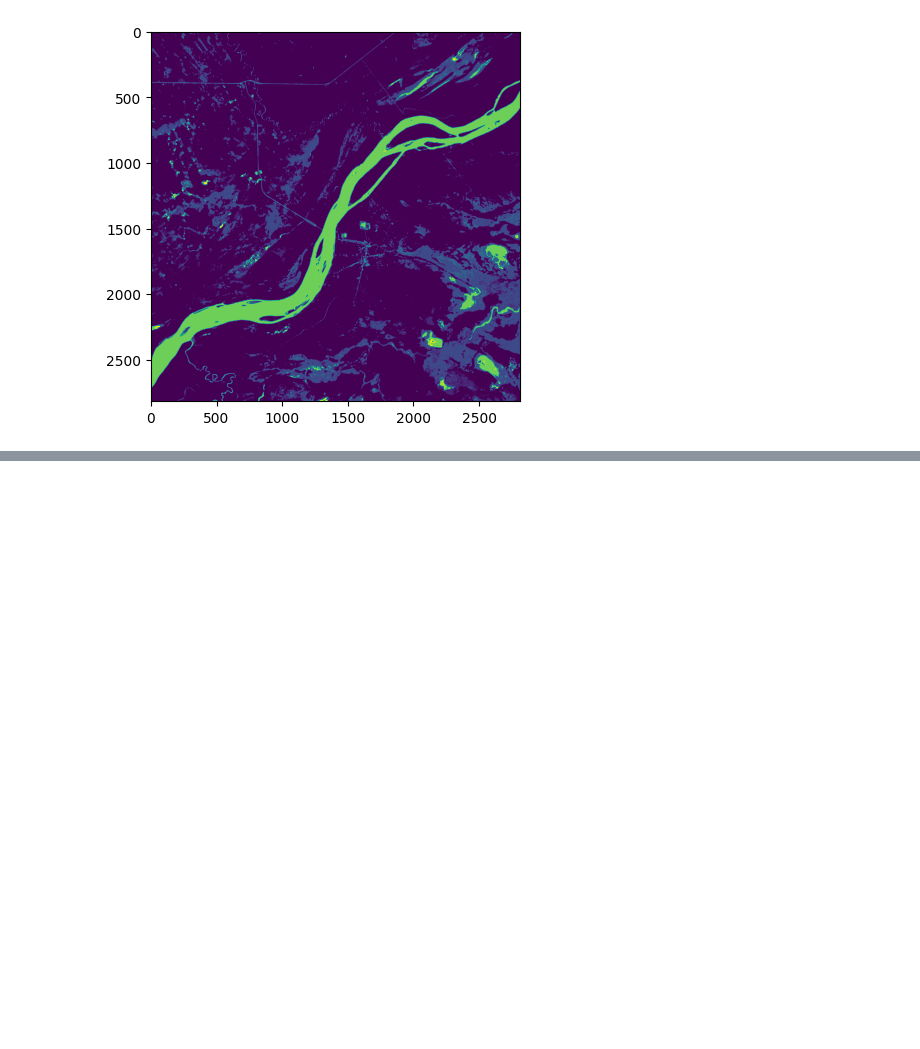
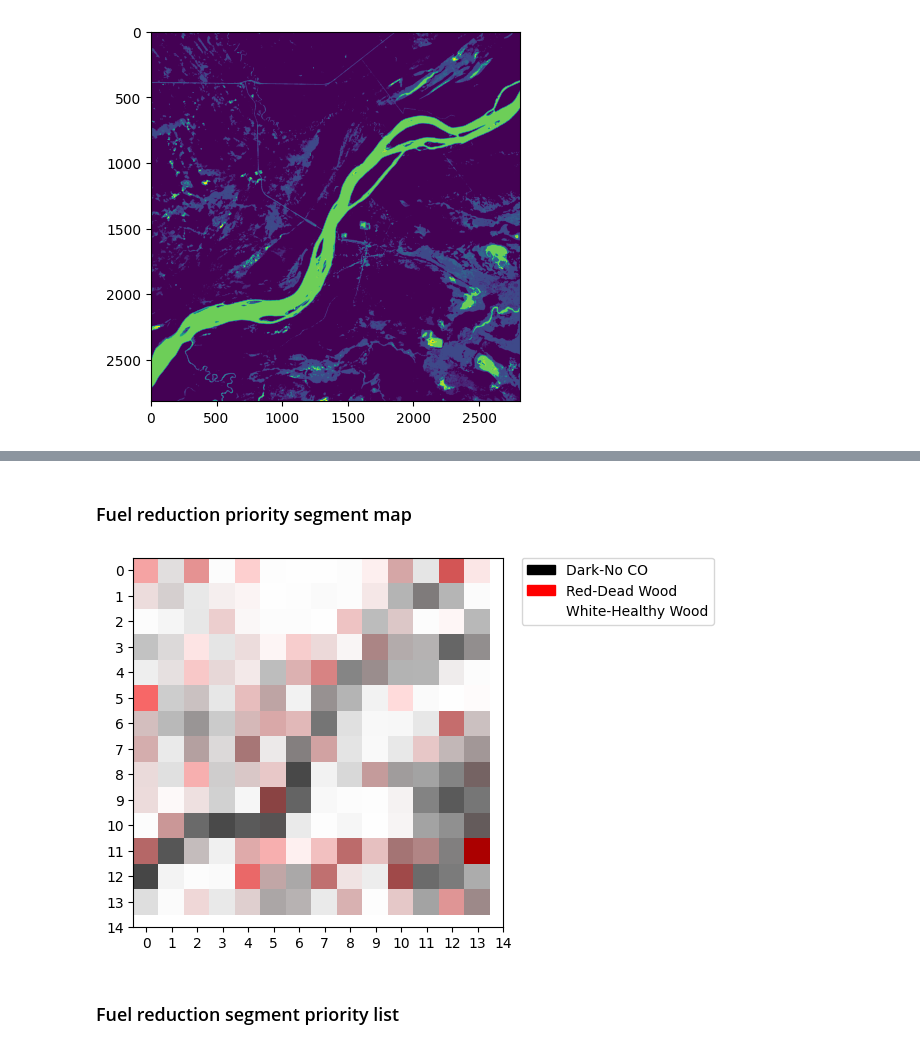
Before and after one commit to sogeti-aws-challenge/fuelmap, a Jupyter notebook: RunFuelmapAnalysis.ipynb, the cells around one changed output, grey strips where cells are left out. Saved outputs shown, nothing was run; the diff lists cells and outputs as text; code cells hidden in the pictures; blank space fills up the shorter version.

```diff
--- a/RunFuelmapAnalysis.ipynb
+++ b/RunFuelmapAnalysis.ipynb
@@ -366,0 +443,9 @@ showmap(prio_path)
+# %% [markdown]
+### Fuel reduction priority segment map
+# %%
+hsv_scaled = stack_hsv(bb_out, carbon_out)
+hsv_imshow(hsv_scaled, hires_ticks=True)
+# %% [output]
+[figure, added]
+# %% [markdown]
+### Fuel reduction segment priority list
```
Also changed, not shown: parts of 15 cells of this notebook, 2 other files.
